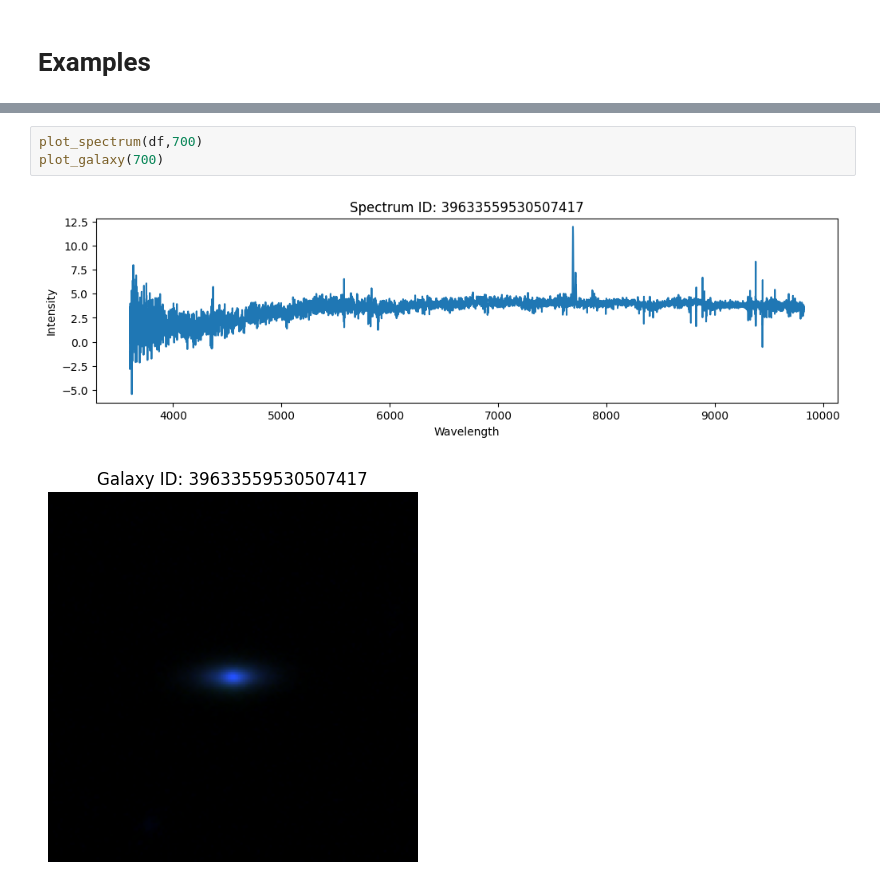
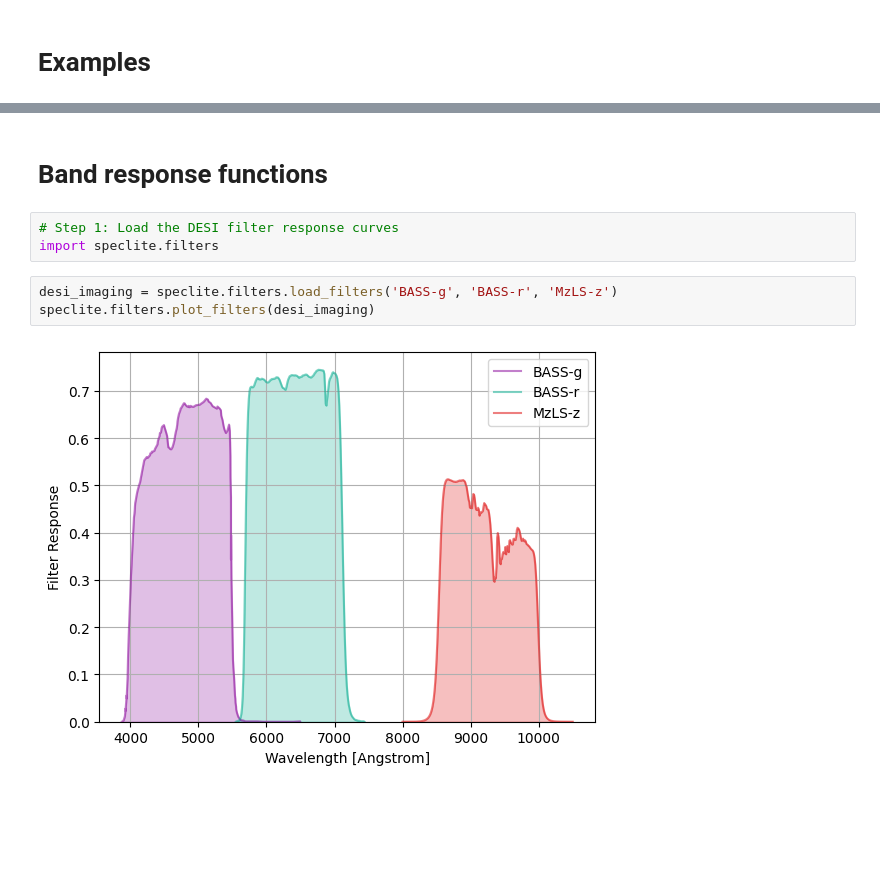
Before and after one commit to jere1882/astroclip_z_score, a Jupyter notebook: inspect_astroclip_data_pairs.ipynb, the cells around one changed output, grey strips where cells are left out. Cells and saved outputs as stored; diff of their text form; blank space fills up the shorter version.

```diff
--- a/inspect_astroclip_data_pairs.ipynb
+++ b/inspect_astroclip_data_pairs.ipynb
@@ -121,6 +112,10 @@ plot_galaxy(600)
-# %%
-plot_spectrum(df,700)
-plot_galaxy(700)
-# %% [output]
-[figure, removed]
-[figure, removed]
+# %% [markdown]
+# Band response functions
+# %%
+# Step 1: Load the DESI filter response curves
+import speclite.filters
+# %%
+desi_imaging = speclite.filters.load_filters('BASS-g', 'BASS-r', 'MzLS-z')
+speclite.filters.plot_filters(desi_imaging)
+# %% [output]
+[figure, added]
```
Also changed, not shown: parts of 20 cells of this notebook.
